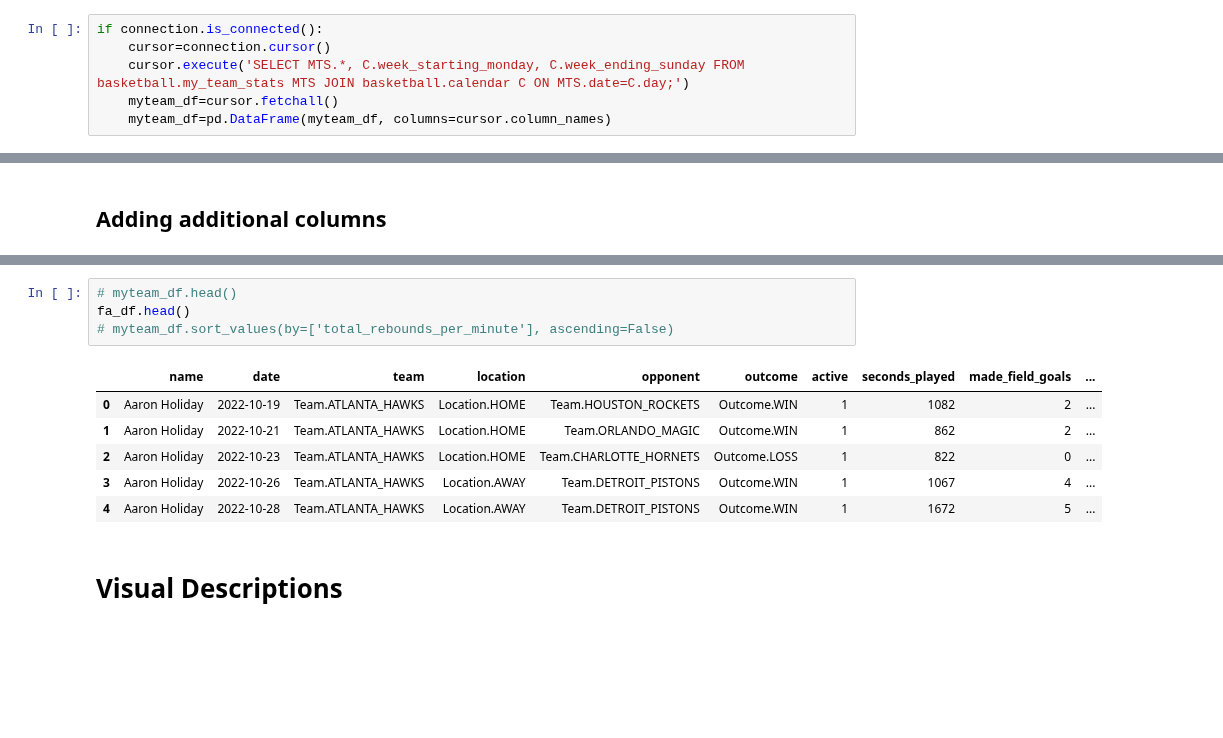
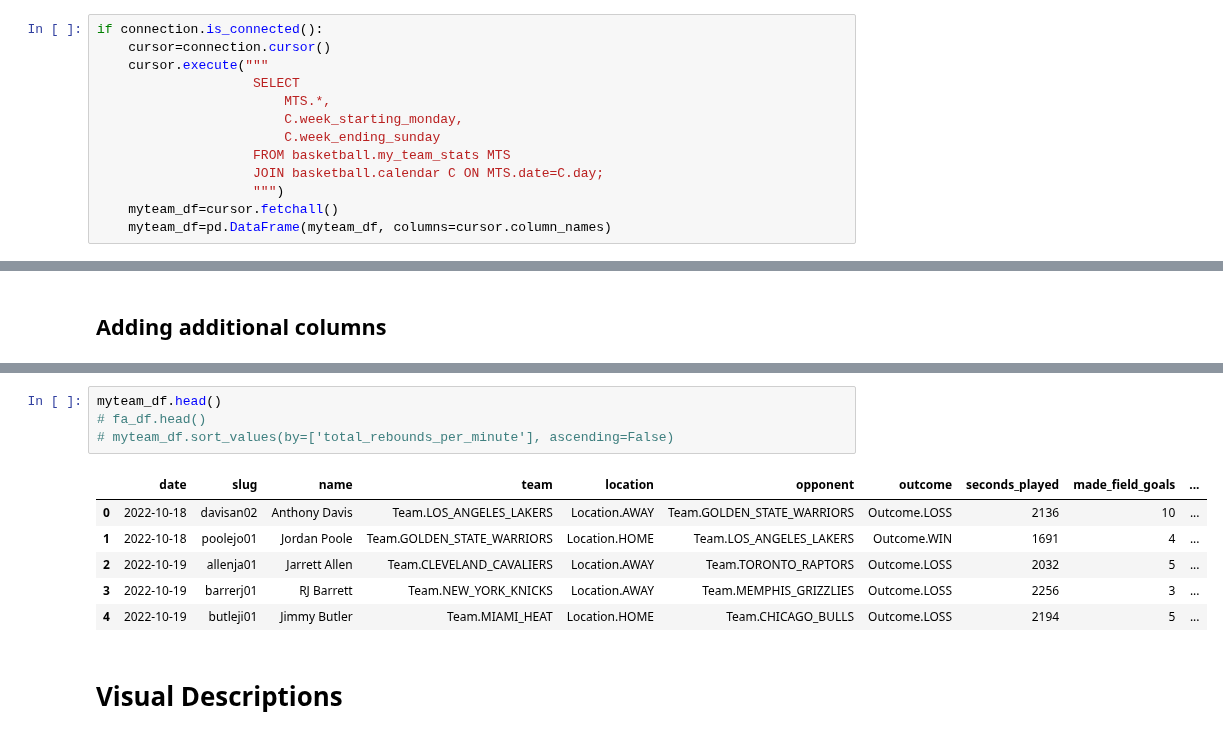
Before and after one commit to francisco-avalos/fantasy_basketball, a Jupyter notebook: Basketball Analysis.ipynb, the cells around one changed output, grey strips where cells are left out. Cells and saved outputs as stored; diff of their text form; blank space fills up the shorter version.

```diff
--- a/Basketball Analysis.ipynb
+++ b/Basketball Analysis.ipynb
@@ -46,7 +46,14 @@ connection=mysql.connect(host=sports_db_admin_host,
 # %%
 if connection.is_connected():
     cursor=connection.cursor()
-    cursor.execute('SELECT MTS.*, C.week_starting_monday, C.week_ending_sunday FROM basketball.my_team_stats MTS JOIN basketball.calendar C ON MTS.date=C.day;')
+    cursor.execute("""
+                    SELECT
+                        MTS.*,
+                        C.week_starting_monday,
+                        C.week_ending_sunday
+                    FROM basketball.my_team_stats MTS
+                    JOIN basketball.calendar C ON MTS.date=C.day;
+                    """)
     myteam_df=cursor.fetchall()
     myteam_df=pd.DataFrame(myteam_df, columns=cursor.column_names)
 # %%
@@ -109,14 +220,14 @@ fa_df['total_rebounds_mp_weighted']=fa_df['total_rebounds']*fa_df['minutes_playe
 # %%
-# myteam_df.head()
-fa_df.head()
+myteam_df.head()
+# fa_df.head()
 # myteam_df.sort_values(by=['total_rebounds_per_minute'], ascending=False)
 # %% [output]
-|  | name | date | team | location | opponent | outcome | active | seconds_played | made_field_goals | ... |
-| 0 | Aaron Holiday | 2022-10-19 | Team.ATLANTA_HAWKS | Location.HOME | Team.HOUSTON_ROCKETS | Outcome.WIN | 1 | 1082 | 2 | ... |
-| 1 | Aaron Holiday | 2022-10-21 | Team.ATLANTA_HAWKS | Location.HOME | Team.ORLANDO_MAGIC | Outcome.WIN | 1 | 862 | 2 | ... |
-| 2 | Aaron Holiday | 2022-10-23 | Team.ATLANTA_HAWKS | Location.HOME | Team.CHARLOTTE_HORNETS | Outcome.LOSS | 1 | 822 | 0 | ... |
-| 3 | Aaron Holiday | 2022-10-26 | Team.ATLANTA_HAWKS | Location.AWAY | Team.DETROIT_PISTONS | Outcome.WIN | 1 | 1067 | 4 | ... |
-| 4 | Aaron Holiday | 2022-10-28 | Team.ATLANTA_HAWKS | Location.AWAY | Team.DETROIT_PISTONS | Outcome.WIN | 1 | 1672 | 5 | ... |
+|  | date | slug | name | team | location | opponent | outcome | seconds_played | made_field_goals | ... |
+| 0 | 2022-10-18 | davisan02 | Anthony Davis | Team.LOS_ANGELES_LAKERS | Location.AWAY | Team.GOLDEN_STATE_WARRIORS | Outcome.LOSS | 2136 | 10 | ... |
+| 1 | 2022-10-18 | poolejo01 | Jordan Poole | Team.GOLDEN_STATE_WARRIORS | Location.HOME | Team.LOS_ANGELES_LAKERS | Outcome.WIN | 1691 | 4 | ... |
+| 2 | 2022-10-19 | allenja01 | Jarrett Allen | Team.CLEVELAND_CAVALIERS | Location.AWAY | Team.TORONTO_RAPTORS | Outcome.LOSS | 2032 | 5 | ... |
+| 3 | 2022-10-19 | barrerj01 | RJ Barrett | Team.NEW_YORK_KNICKS | Location.AWAY | Team.MEMPHIS_GRIZZLIES | Outcome.LOSS | 2256 | 3 | ... |
+| 4 | 2022-10-19 | butleji01 | Jimmy Butler | Team.MIAMI_HEAT | Location.HOME | Team.CHICAGO_BULLS | Outcome.LOSS | 2194 | 5 | ... |
 # %% [markdown]
 # Visual Descriptions
 # %% [markdown]
```
Also changed, not shown: parts of 19 cells of this notebook, 2 other files.
